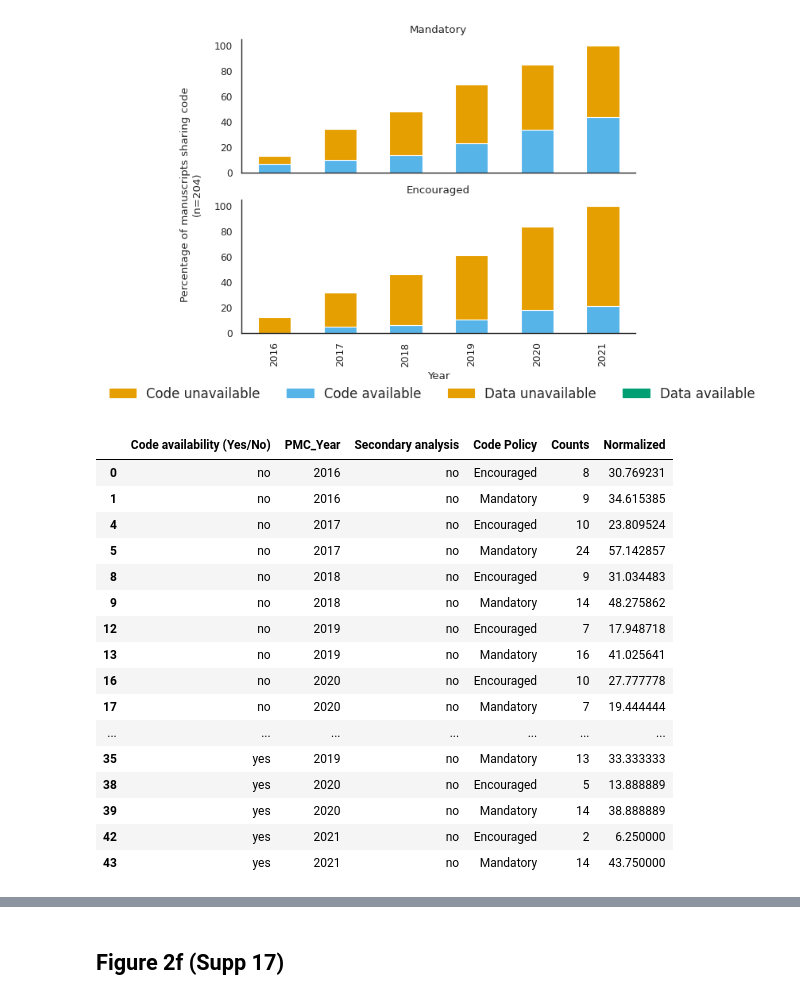
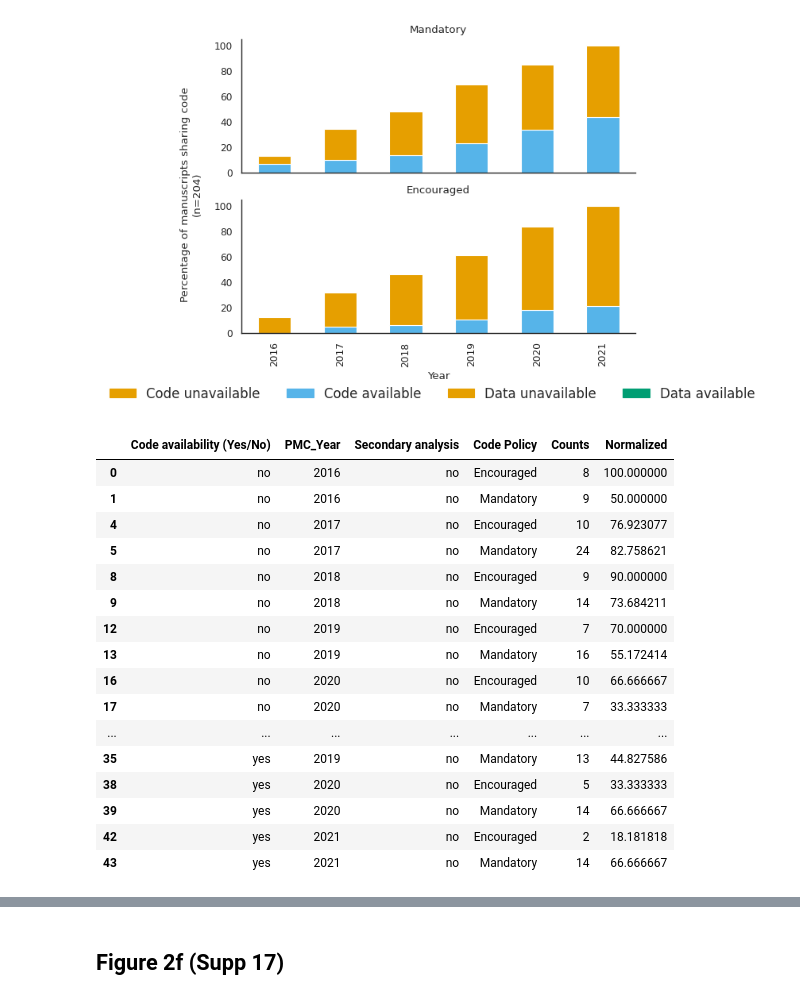
Before and after one commit to Mangul-Lab-USC/code-availability, a Jupyter notebook: notebooks/Figures.ipynb, the cells around one changed output, grey strips where cells are left out. Drawn from its saved outputs; the diff is of its cells as text; code cells hidden in the pictures.

```diff
--- a/notebooks/Figures.ipynb
+++ b/notebooks/Figures.ipynb
@@ -1275,34 +1275,36 @@ plt.show()
 # %%
 #create dataframe for counts data of code availability
 df_temp=pd.DataFrame({'Counts': df_modified.groupby(['Code availability (Yes/No)','PMC_Year','Secondary analysis','Code Policy']).size()}).reset_index()
 
 #filter df_temp to only have rows where data and code are available, only data shared, and only code shared
 #df_temp=df_temp[~((df_temp['Code availability (Yes/No)']=='yes'))]
 #filter df_temp to only have primary studies
 df_temp=df_temp[~(df_temp['Secondary analysis']=='yes')]
 df_temp['Normalized']=0
 years=[2016,2017,2018,2019,2020,2021]
+policies=['Encouraged','Mandatory']
 for year in years:
-    df_temp.loc[(df_temp['PMC_Year']==year),'Normalized']=(df_temp.loc[(df_temp['PMC_Year']==year),'Counts']/df_temp.loc[((df_temp['PMC_Year']==year)),'Counts'].sum())*100
+    for policy in policies:
+        df_temp.loc[((df_temp['PMC_Year']==year) & (df_temp['Code Policy']==policy)),'Normalized']=(df_temp.loc[(df_temp['PMC_Year']==year) & (df_temp['Code Policy']==policy),'Counts']/df_temp.loc[((df_temp['PMC_Year']==year) & (df_temp['Code Policy']==policy)),'Counts'].sum())*100
 df_temp
 # %% [output]
 |  | Code availability (Yes/No) | PMC_Year | Secondary analysis | Code Policy | Counts | Normalized |
-| 0 | no | 2016 | no | Encouraged | 8 | 30.769231 |
-| 1 | no | 2016 | no | Mandatory | 9 | 34.615385 |
-| 4 | no | 2017 | no | Encouraged | 10 | 23.809524 |
-| 5 | no | 2017 | no | Mandatory | 24 | 57.142857 |
-| 8 | no | 2018 | no | Encouraged | 9 | 31.034483 |
-| 9 | no | 2018 | no | Mandatory | 14 | 48.275862 |
-| 12 | no | 2019 | no | Encouraged | 7 | 17.948718 |
-| 13 | no | 2019 | no | Mandatory | 16 | 41.025641 |
-| 16 | no | 2020 | no | Encouraged | 10 | 27.777778 |
-| 17 | no | 2020 | no | Mandatory | 7 | 19.444444 |
+| 0 | no | 2016 | no | Encouraged | 8 | 100.000000 |
+| 1 | no | 2016 | no | Mandatory | 9 | 50.000000 |
+| 4 | no | 2017 | no | Encouraged | 10 | 76.923077 |
+| 5 | no | 2017 | no | Mandatory | 24 | 82.758621 |
+| 8 | no | 2018 | no | Encouraged | 9 | 90.000000 |
+| 9 | no | 2018 | no | Mandatory | 14 | 73.684211 |
+| 12 | no | 2019 | no | Encouraged | 7 | 70.000000 |
+| 13 | no | 2019 | no | Mandatory | 16 | 55.172414 |
+| 16 | no | 2020 | no | Encouraged | 10 | 66.666667 |
+| 17 | no | 2020 | no | Mandatory | 7 | 33.333333 |
 | ... | ... | ... | ... | ... | ... | ... |
-| 35 | yes | 2019 | no | Mandatory | 13 | 33.333333 |
-| 38 | yes | 2020 | no | Encouraged | 5 | 13.888889 |
-| 39 | yes | 2020 | no | Mandatory | 14 | 38.888889 |
-| 42 | yes | 2021 | no | Encouraged | 2 | 6.250000 |
-| 43 | yes | 2021 | no | Mandatory | 14 | 43.750000 |
+| 35 | yes | 2019 | no | Mandatory | 13 | 44.827586 |
+| 38 | yes | 2020 | no | Encouraged | 5 | 33.333333 |
+| 39 | yes | 2020 | no | Mandatory | 14 | 66.666667 |
+| 42 | yes | 2021 | no | Encouraged | 2 | 18.181818 |
+| 43 | yes | 2021 | no | Mandatory | 14 | 66.666667 |
 # %%
 df_temp=df_temp.pivot(index=['PMC_Year'],columns=['Code Policy','Code availability (Yes/No)'],values='Normalized')
 df_temp=df_temp.fillna(0)
```
Also changed, not shown: parts of 6 cells of this notebook.
